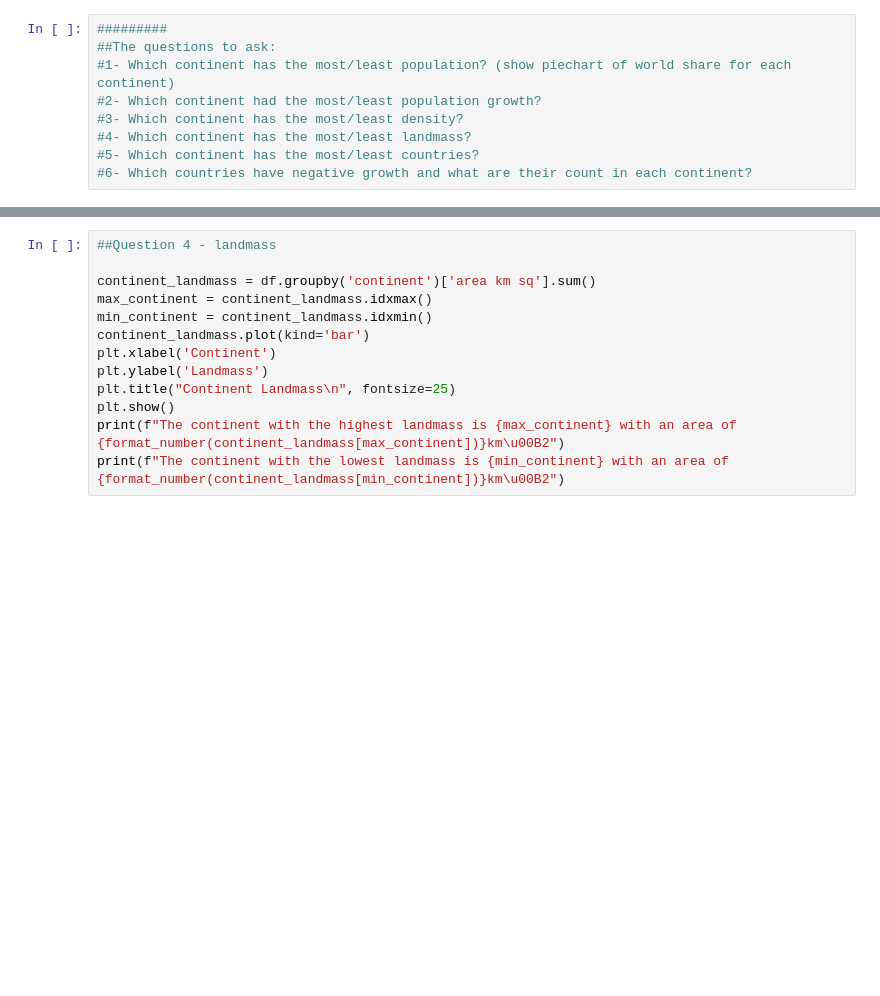
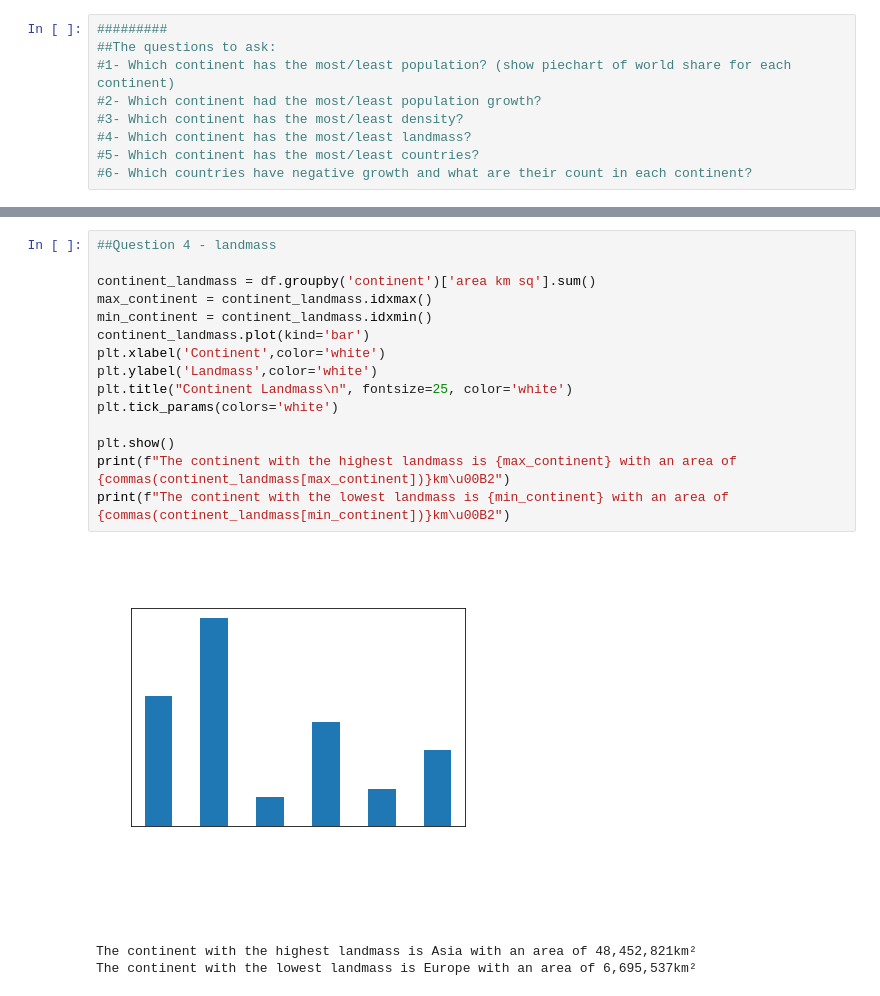
Before and after one commit to FaisalAlsaadi/2023-4516CSQR-FaisalAlsaadi, a Jupyter notebook: project.ipynb, the cells around one changed output, grey strips where cells are left out. Saved outputs shown, nothing was run; the diff lists cells and outputs as text; blank space fills up the shorter version.

```diff
--- a/project.ipynb
+++ b/project.ipynb
@@ -196,16 +281,22 @@ plt.show()
 # %%
 ##Question 4 - landmass
 
 continent_landmass = df.groupby('continent')['area km sq'].sum()
 max_continent = continent_landmass.idxmax()
 min_continent = continent_landmass.idxmin()
 continent_landmass.plot(kind='bar')
-plt.xlabel('Continent')
-plt.ylabel('Landmass')
-plt.title("Continent Landmass\n", fontsize=25)
+plt.xlabel('Continent',color='white')
+plt.ylabel('Landmass',color='white')
+plt.title("Continent Landmass\n", fontsize=25, color='white')
+plt.tick_params(colors='white')
+
 plt.show()
-print(f"The continent with the highest landmass is {max_continent} with an area of {format_number(continent_landmass[max_continent])}km\u00B2")
-print(f"The continent with the lowest landmass is {min_continent} with an area of {format_number(continent_landmass[min_continent])}km\u00B2")
+print(f"The continent with the highest landmass is {max_continent} with an area of {commas(continent_landmass[max_continent])}km\u00B2")
+print(f"The continent with the lowest landmass is {min_continent} with an area of {commas(continent_landmass[min_continent])}km\u00B2")
+# %% [output]
+[figure, added]
+The continent with the highest landmass is Asia with an area of 48,452,821km²
+The continent with the lowest landmass is Europe with an area of 6,695,537km²
 # %%
 #5- which continent has the most/least countries?
 
```
Also changed, not shown: parts of 9 cells of this notebook, 2 other files.
